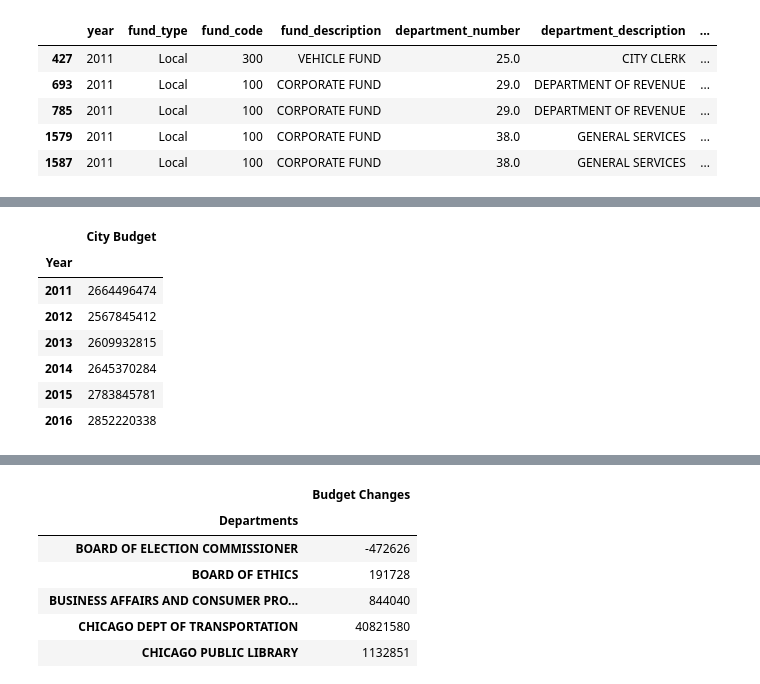
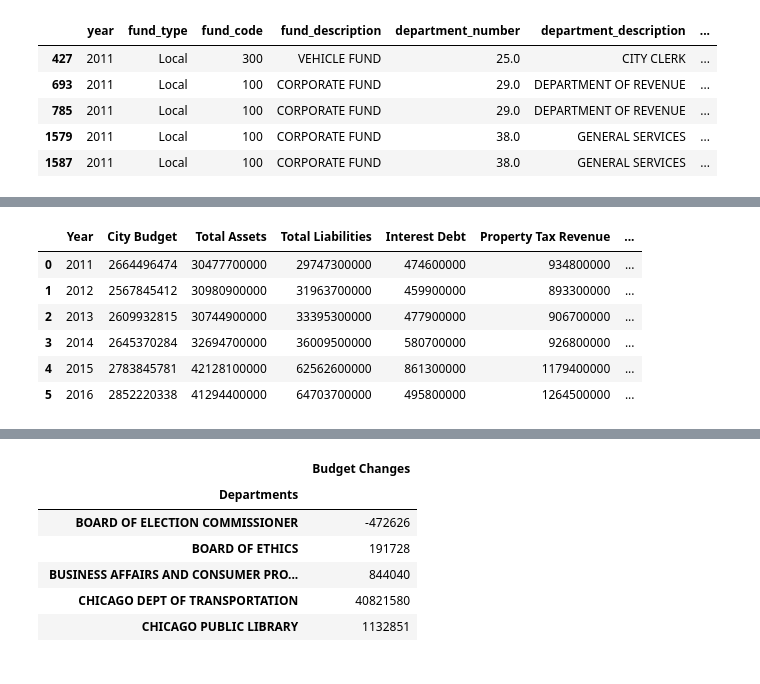
Before and after one commit to Tintin577/chicago_financials, a Jupyter notebook: Project_1_csv.ipynb, the cells around one changed output, grey strips where cells are left out. Cells and saved outputs as stored; diff of their text form; code cells hidden in the pictures.

```diff
--- a/Project_1_csv.ipynb
+++ b/Project_1_csv.ipynb
@@ -4,9 +4,11 @@ import pandas as pd
 # %%
 # Store filepath in a variable
 budget_data = "budget_by_year.csv"
+financial_data = "City.Chicago.Financials.csv"
 # %%
 # Read our Data file with the pandas library
 budget_by_year_df = pd.read_csv(budget_data, encoding="ISO-8859-1")
+yearly_financials = pd.read_csv(financial_data, encoding="ISO-8859-1")
 # %%
 # Cleaning the department description to eliminate descrepancies in department descriptions between years
 budget_by_year_df['department_description'].replace('BUS AFFAIRS AND CONSUMER PROT', \
@@ -131,27 +133,34 @@ dep_budgets
 # %%
 # create a dataframe showing the yearly total city budgets from 2011 to 2017
 
 fin_years = [2011, 2012, 2013, 2014, 2015, 2016]
 
 tot_budgets = []
 labels = []
 
 for year in fin_years:
     budget_total = dep_budgets[f"{year} Dept Budgets"].sum()
     tot_budgets.append(budget_total)
     labels.append(f"{year}")
 
 total_budgets = pd.DataFrame({"Year": labels,
                             "City Budget": tot_budgets})
 
-total_budgets.set_index("Year", inplace=True)
-total_budgets
+#total_budgets.set_index("Year", inplace=True)
+total_budgets["Total Assets"] = yearly_financials["Total Assets"]
+total_budgets["Total Liabilities"] = yearly_financials["Total Liabilities"]
+total_budgets["Interest Debt"] = yearly_financials["Interest Debt"]
+total_budgets["Property Tax Revenue"] = yearly_financials["Property Tax Revenue"]
+total_budgets["Total Expenses"] = yearly_financials["Total Expenses"]
+total_budgets["Total Revenue"] = yearly_financials["Total Revenue"]
+total_budgets["Net Position"] = yearly_financials["Net Position"]
+total_budgets[["Year", "City Budget", "Total Assets", "Total Liabilities", "Interest Debt", "Property Tax Revenue", \
+              "Total Expenses", "Total Revenue", "Net Position"]]
 # %% [output]
-|  | City Budget |
-| Year |  |
-| 2011 | 2664496474 |
-| 2012 | 2567845412 |
-| 2013 | 2609932815 |
-| 2014 | 2645370284 |
-| 2015 | 2783845781 |
-| 2016 | 2852220338 |
+|  | Year | City Budget | Total Assets | Total Liabilities | Interest Debt | Property Tax Revenue | ... |
+| 0 | 2011 | 2664496474 | 30477700000 | 29747300000 | 474600000 | 934800000 | ... |
+| 1 | 2012 | 2567845412 | 30980900000 | 31963700000 | 459900000 | 893300000 | ... |
+| 2 | 2013 | 2609932815 | 30744900000 | 33395300000 | 477900000 | 906700000 | ... |
+| 3 | 2014 | 2645370284 | 32694700000 | 36009500000 | 580700000 | 926800000 | ... |
+| 4 | 2015 | 2783845781 | 42128100000 | 62562600000 | 861300000 | 1179400000 | ... |
+| 5 | 2016 | 2852220338 | 41294400000 | 64703700000 | 495800000 | 1264500000 | ... |
```
Also changed, not shown: parts of 1 cell of this notebook.
